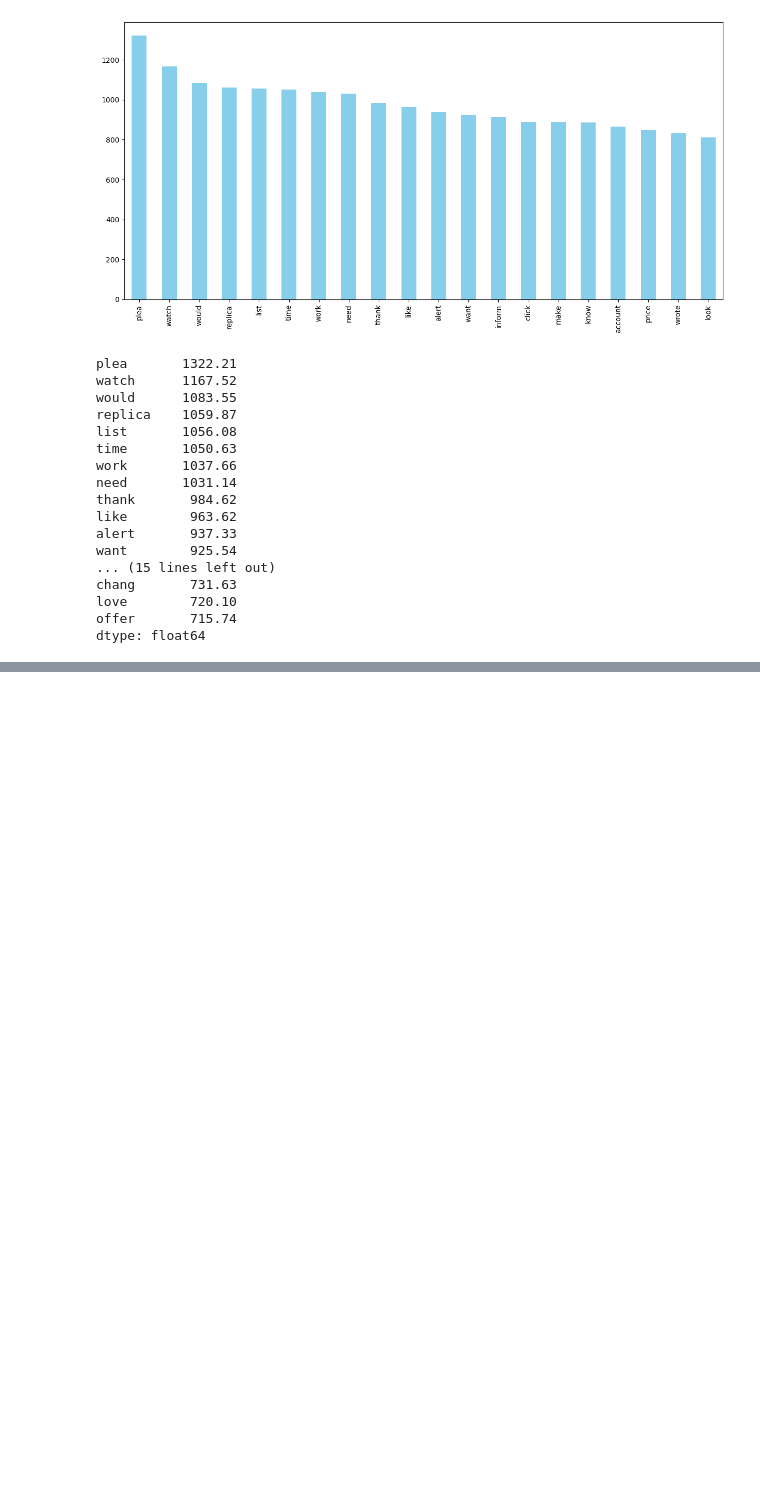
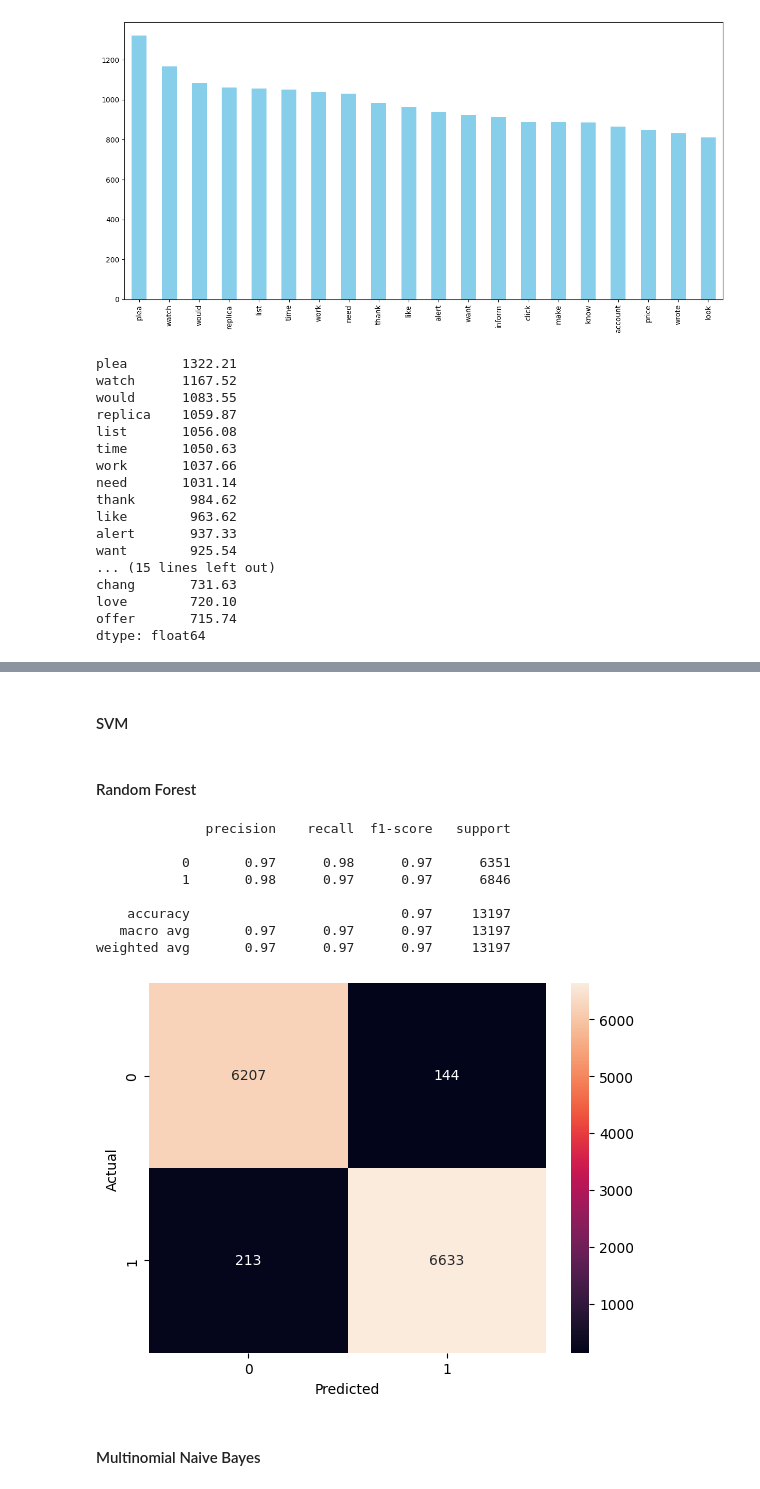
Before and after one commit to andresdlRoca/Guardian_Virtual, a Jupyter notebook: scripts/dev/message_detection.ipynb, the cells around one changed output, grey strips where cells are left out. Drawn from its saved outputs; the diff is of its cells as text; code cells hidden in the pictures; blank space fills up the shorter version.

Commit message:
RF & NB Training for message detection

```diff
--- a/scripts/dev/message_detection.ipynb
+++ b/scripts/dev/message_detection.ipynb
@@ -396,0 +407,14 @@ dtype: float64
+# %%
+data = pd.read_csv('datasets/Messages/phishing_email_clean.csv')
+tfIDF_df = pd.read_csv('datasets/Messages/phishing_email_tfidf.csv')
+# %%
+X = tfIDF_df
+y = data['label']
+X_train_plus_valid, X_test, y_train_plus_valid, y_test = train_test_split(X, y, test_size=0.2, random_state=42)
+X_train, X_valid, y_train, y_valid = train_test_split(X_train_plus_valid, y_train_plus_valid, test_size=0.2, random_state=42)
+# %% [markdown]
+#### SVM
+# %%
+svm_model = SVC()
+svm_model.fit(X_train, y_train)
+y_pred_svm = svm_model.predict(X_valid)
@@ -396,0 +429,26 @@ dtype: float64
+# %% [markdown]
+#### Random Forest
+# %%
+rf_model = RandomForestClassifier(n_estimators=100)
+rf_model.fit(X_train, y_train)
+y_pred_rf = rf_model.predict(X_valid)
+# %%
+# Evaluate the model
+cm = confusion_matrix(y_valid, y_pred_rf)
+sns.heatmap(cm, annot=True, fmt='g')
+plt.xlabel('Predicted')
+plt.ylabel('Actual')
+
+print(classification_report(y_valid, y_pred_rf))
+# %% [output]
+              precision    recall  f1-score   support
+
+           0       0.97      0.98      0.97      6351
+           1       0.98      0.97      0.97      6846
+
+    accuracy                           0.97     13197
+   macro avg       0.97      0.97      0.97     13197
+weighted avg       0.97      0.97      0.97     13197
+[figure, added]
+# %% [markdown]
+#### Multinomial Naive Bayes
```
Also changed, not shown: parts of 8 cells of this notebook.
